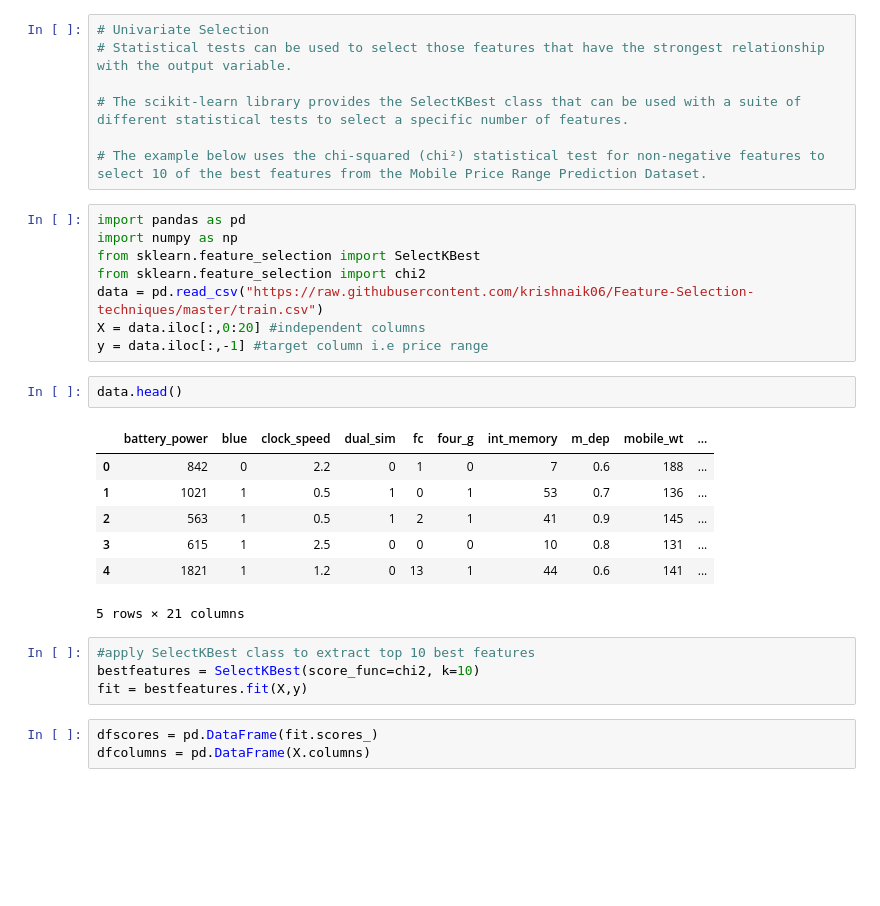
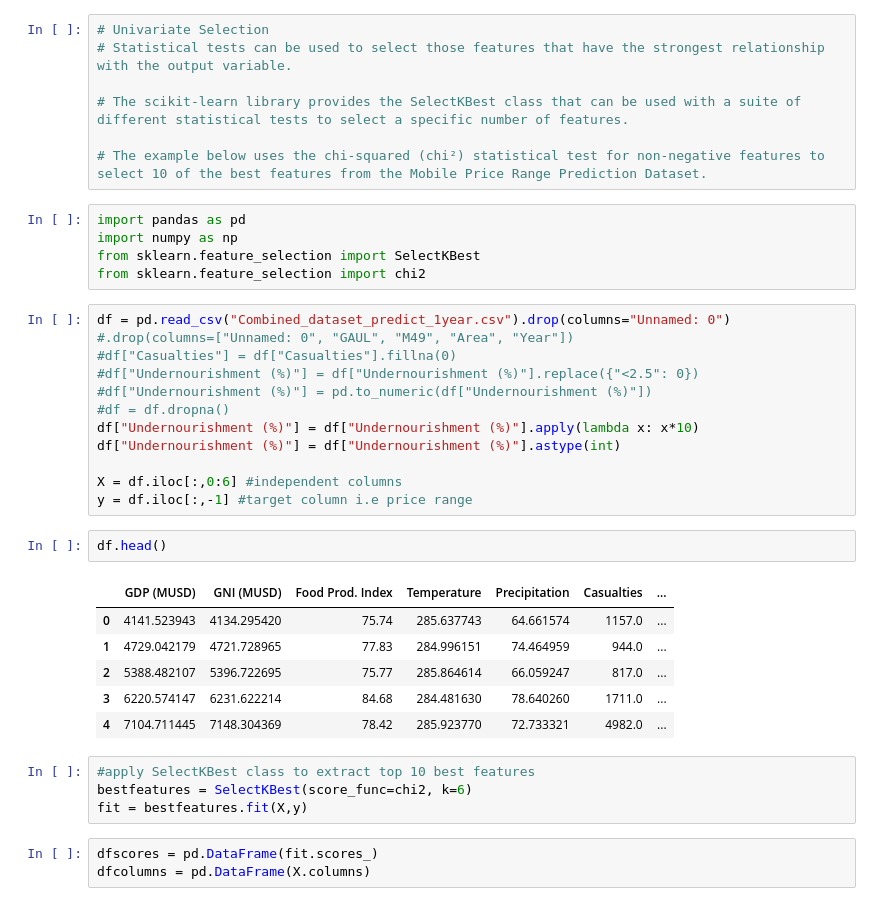
Before and after one commit to sonic171717/undernourishment_prediction, a Jupyter notebook: Models/correlation_one_year_future.ipynb, the cells around one changed output. Saved outputs shown, nothing was run; the diff lists cells and outputs as text; blank space fills up the shorter version.

```diff
--- a/Models/correlation_one_year_future.ipynb
+++ b/Models/correlation_one_year_future.ipynb
@@ -10,22 +10,29 @@ import pandas as pd
 import numpy as np
 from sklearn.feature_selection import SelectKBest
 from sklearn.feature_selection import chi2
-data = pd.read_csv("https://raw.githubusercontent.com/krishnaik06/Feature-Selection-techniques/master/train.csv")
-X = data.iloc[:,0:20] #independent columns
-y = data.iloc[:,-1] #target column i.e price range
+# %%
+df = pd.read_csv("Combined_dataset_predict_1year.csv").drop(columns="Unnamed: 0") #.drop(columns=["Unnamed: 0", "GAUL", "M49", "Area", "Year"])
+#df["Casualties"] = df["Casualties"].fillna(0)
+#df["Undernourishment (%)"] = df["Undernourishment (%)"].replace({"<2.5": 0})
+#df["Undernourishment (%)"] = pd.to_numeric(df["Undernourishment (%)"])
+#df = df.dropna()
+df["Undernourishment (%)"] = df["Undernourishment (%)"].apply(lambda x: x*10)
+df["Undernourishment (%)"] = df["Undernourishment (%)"].astype(int)
+
+X = df.iloc[:,0:6] #independent columns
+y = df.iloc[:,-1] #target column i.e price range
 # %%
-data.head()
+df.head()
 # %% [output]
-|  | battery_power | blue | clock_speed | dual_sim | fc | four_g | int_memory | m_dep | mobile_wt | ... |
-| 0 | 842 | 0 | 2.2 | 0 | 1 | 0 | 7 | 0.6 | 188 | ... |
-| 1 | 1021 | 1 | 0.5 | 1 | 0 | 1 | 53 | 0.7 | 136 | ... |
-| 2 | 563 | 1 | 0.5 | 1 | 2 | 1 | 41 | 0.9 | 145 | ... |
-| 3 | 615 | 1 | 2.5 | 0 | 0 | 0 | 10 | 0.8 | 131 | ... |
-| 4 | 1821 | 1 | 1.2 | 0 | 13 | 1 | 44 | 0.6 | 141 | ... |
+|  | GDP (MUSD) | GNI (MUSD) | Food Prod. Index | Temperature | Precipitation | Casualties | ... |
+| 0 | 4141.523943 | 4134.295420 | 75.74 | 285.637743 | 64.661574 | 1157.0 | ... |
+| 1 | 4729.042179 | 4721.728965 | 77.83 | 284.996151 | 74.464959 | 944.0 | ... |
+| 2 | 5388.482107 | 5396.722695 | 75.77 | 285.864614 | 66.059247 | 817.0 | ... |
+| 3 | 6220.574147 | 6231.622214 | 84.68 | 284.481630 | 78.640260 | 1711.0 | ... |
+| 4 | 7104.711445 | 7148.304369 | 78.42 | 285.923770 | 72.733321 | 4982.0 | ... |
-5 rows × 21 columns
 # %%
 #apply SelectKBest class to extract top 10 best features
-bestfeatures = SelectKBest(score_func=chi2, k=10)
+bestfeatures = SelectKBest(score_func=chi2, k=6)
 fit = bestfeatures.fit(X,y)
 # %%
 dfscores = pd.DataFrame(fit.scores_)
```
Also changed, not shown: parts of 5 cells of this notebook.
